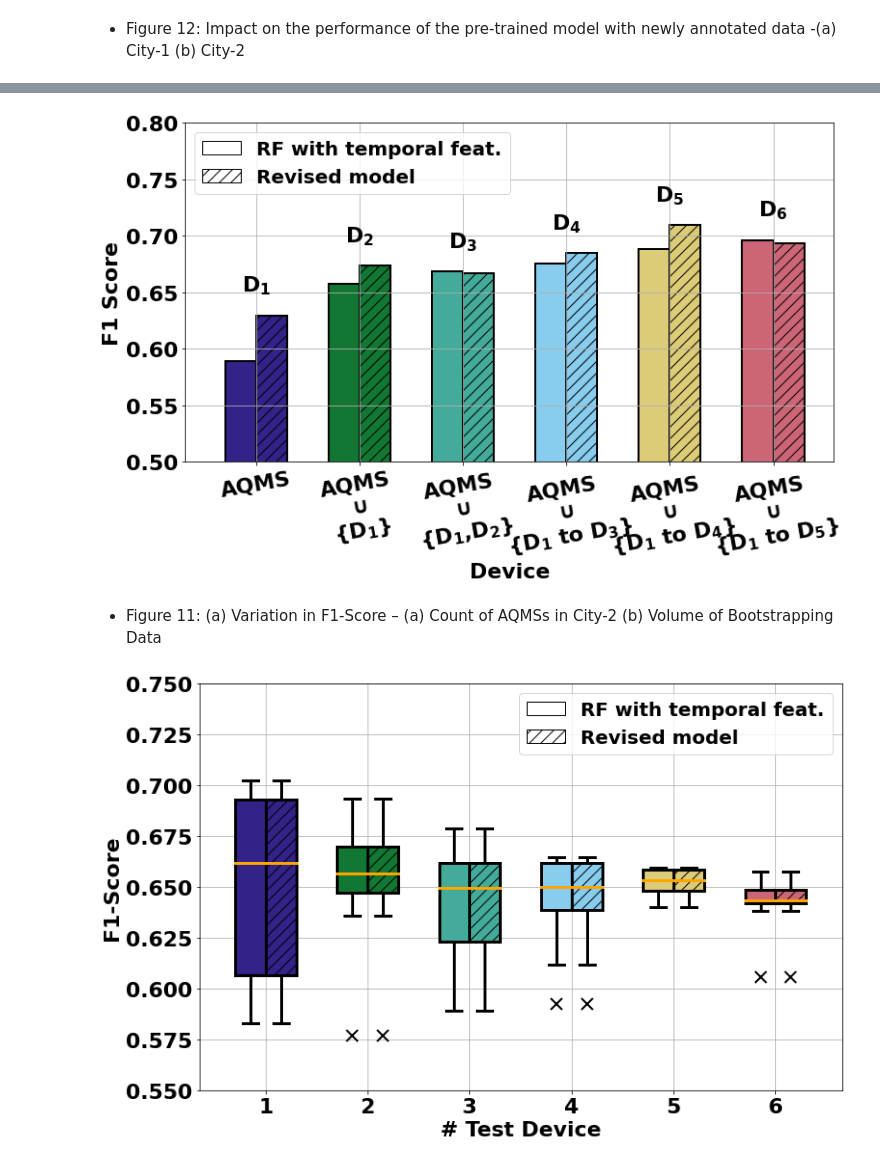
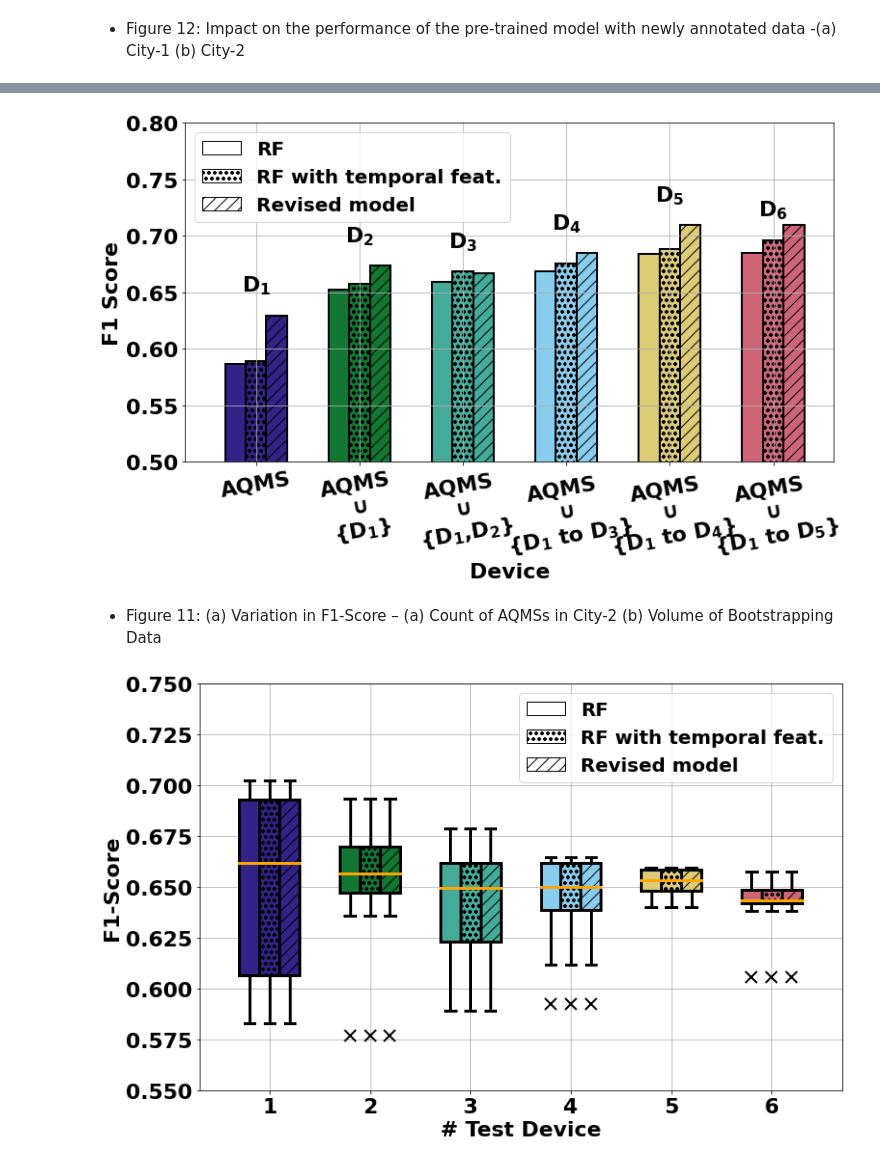
Before and after one commit to prasenjit52282/AQuaMoHo, a Jupyter notebook: plot.ipynb, the cells around one changed output, grey strips where cells are left out. Cells and saved outputs as stored; diff of their text form; code cells hidden in the pictures.

```diff
--- a/plot.ipynb
+++ b/plot.ipynb
@@ -10,6 +12,7 @@ color=["#332288","#117733","#44AA99","#88CCEE","#DDCC77","#CC6677"]
 + Figure 12: Impact on the performance of the pre-trained model with newly annotated data -(a) City-1 (b) City-2
 # %%
 #Durgapur (a)
+rf_aug_old=pd.read_csv("./logs/exp/dgp_rf_old_aug.csv")["f1_score_test"] #RF OLD
 rf_aug=pd.read_csv("./logs/exp/dgp_rf_aug.csv")["f1_score_test"] #RF
 rnn_aug=pd.read_csv("./logs/exp/dgp_rnn_aug.csv")["f1_score_test"] #RNN
 
@@ -28,18 +31,24 @@ def addlabels(x,y):
         ax.text(i+1, y[i], x[i], fontdict=dict(size=fontsize),ha = 'center')
 
 fig, ax = plt.subplots(figsize=figsize)
+#RF OLD
+ax.bar(x=np.array([1,2,3])-0.2,height=rf_aug_old,align='center', alpha=1, ecolor='k',
+       capsize=10,color=color,
+       width=0.2,ec='k',linewidth=linewidth-2,
+       error_kw =dict(linestyle='-',linewidth=3.0, color='black',markeredgewidth=3))
+
 #RF
-ax.bar(x=np.array([1,2,3])-0.15,height=rf_aug,align='center', alpha=1, ecolor='k',
+ax.bar(x=np.array([1,2,3]),height=rf_aug,align='center', alpha=1, ecolor='k',
        capsize=10,color=color,
-       width=0.3,ec='k',linewidth=linewidth-2,
+       width=0.2,ec='k',linewidth=linewidth-2,hatch='oo',
        error_kw =dict(linestyle='-',linewidth=3.0, color='black',markeredgewidth=3))
 #RNN
-ax.bar(x=np.array([1,2,3])+0.15,height=rnn_aug,align='center', alpha=1, ecolor='k',
+ax.bar(x=np.array([1,2,3])+0.2,height=rnn_aug,align='center', alpha=1, ecolor='k',
        capsize=10,color=color,
-       width=0.3,ec='k',linewidth=linewidth-2,hatch='//',
+       width=0.2,ec='k',linewidth=linewidth-2,hatch='//',
        error_kw =dict(linestyle='-',linewidth=3.0, color='black',markeredgewidth=3))
 
-ax.set_ylim(0.5,0.8)
+ax.set_ylim(0.5,0.85)
 ax.set_xlim(-0.5,4.5)
 
 ax.set_xlabel("Device",fontsize=fontsize, fontweight='bold')
@@ -48,10 +57,12 @@ ax.set_ylabel("F1 Score",fontsize=fontsize, fontweight='bold')
 ax.set_xticks([1,2,3])
 ax.set_xticklabels(xlabel,rotation=10,fontsize=fontsize, fontweight='bold')
 plt.yticks(fontsize=fontsize, fontweight='bold')
-addlabels(["$\mathbf{D_"+f"{i}"+"}$\n" for i in range(1,4)],np.max([rf_aug.values,rnn_aug.values],axis=0))
+addlabels(["$\mathbf{D_"+f"{i}"+"}$\n" for i in range(1,4)],np.max([rf_aug_old.values,rf_aug.values,
+                                                                    rnn_aug.values],axis=0))
 
 #LEGEND######
-plt.bar([1],[0],label='RF with temporal feat.',color='white',ec='k')
+plt.bar([1],[0],label='RF',color='white',ec='k')
+plt.bar([1],[0],label='RF with temporal feat.',color='white',ec='k',hatch="oo")
 plt.bar([1],[0],label='Revised model',color='white',ec='k',hatch='//')
 plt.legend(loc='upper left',prop=dict(size=fontsize-2,weight="bold"))
 
@@ -63,5 +74,6 @@ fig.savefig("./logs/figs/dgp_aug.png")
 # %%
 #Delhi (b)
+rf_aug_old=pd.read_csv("./logs/exp/delhi_rf_old_aug.csv")["f1_score_test"] #RF OLD
 rf_aug=pd.read_csv("./logs/exp/delhi_rf_aug.csv")["f1_score_test"] #RF
 rnn_aug=pd.read_csv("./logs/exp/delhi_rnn_aug.csv")["f1_score_test"] #RNN
 
@@ -76,55 +88,76 @@ xlabel=\
 def addlabels(x,y):
     for i in range(len(x)):
         ax.text(i+1, y[i], x[i], fontdict=dict(size=22),ha = 'center')
 
 fig, ax = plt.subplots(figsize=figsize)
+#RF OLD
+ax.bar(x=np.array([1,2,3,4,5,6])-0.2,height=rf_aug_old,align='center', alpha=1, ecolor='k',
+       capsize=10,color=color,
+       width=0.2,ec='k',linewidth=linewidth-2,
+       error_kw =dict(linestyle='-',linewidth=linewidth-1, color='black',markeredgewidth=linewidth-1))
+
 #RF
-ax.bar(x=np.array([1,2,3,4,5,6])-0.15,height=rf_aug,align='center', alpha=1, ecolor='k',
+ax.bar(x=np.array([1,2,3,4,5,6]),height=rf_aug,align='center', alpha=1, ecolor='k',
        capsize=10,color=color,
-       width=0.3,ec='k',linewidth=linewidth-2,
+       width=0.2,ec='k',linewidth=linewidth-2,hatch='oo',
        error_kw =dict(linestyle='-',linewidth=linewidth-1, color='black',markeredgewidth=linewidth-1))
 #RNN
-ax.bar(x=np.array([1,2,3,4,5,6])+0.15,height=rnn_aug,align='center', alpha=1, ecolor='k',
+ax.bar(x=np.array([1,2,3,4,5,6])+0.2,height=list(rnn_aug)[:-1]+list([rnn_aug.values[-2]]), #GP
+       align='center', alpha=1, ecolor='k',
        capsize=10,color=color,
-       width=0.3,ec='k',linewidth=linewidth-2,hatch='//',
+       width=0.2,ec='k',linewidth=linewidth-2,hatch='//',
        error_kw =dict(linestyle='-',linewidth=linewidth-1, color='black',markeredgewidth=linewidth-1))
 
 ax.set_ylim(0.5,0.8)
 
 ax.set_xlabel("Device",fontsize=fontsize, fontweight='bold')
 ax.set_ylabel("F1 Score",fontsize=fontsize, fontweight='bold')
 
 ax.set_xticks([1,2,3,4,5,6])
 ax.set_xticklabels(xlabel,rotation=10,fontsize=fontsize, fontweight='bold')
 plt.yticks(fontsize=fontsize, fontweight='bold')
 addlabels(["$\mathbf{D_"+f"{i}"+"}$\n" for i in range(1,7)],np.max([rf_aug.values,rnn_aug.values],axis=0))
 
 #LEGEND######
-plt.bar([1],[0],label='RF with temporal feat.',color='white',ec='k')
+plt.bar([1],[0],label='RF',color='white',ec='k')
+plt.bar([1],[0],label='RF with temporal feat.',color='white',ec='k',hatch='oo')
 plt.bar([1],[0],label='Revised model',color='white',ec='k',hatch='//')
 plt.legend(loc='upper left',prop=dict(size=fontsize-2,weight="bold"))
 
 plt.tight_layout()
 plt.grid()
 fig.savefig("./logs/figs/delhi_aug.png")
 # %% [output]
-[figure, old version]
+[figure, new version]
 # %% [markdown]
 + Figure 11: (a) Variation in F1-Score – (a) Count of AQMSs in City-2 (b) Volume of Bootstrapping Data
 # %%
 #Delhi (a)
+df_rf_old=pd.read_csv("./logs/exp/delhi_rf_varryDiv.csv") #fix this to run
 df_rf=pd.read_csv("./logs/exp/delhi_rf_varryDiv.csv")
 df_rnn=pd.read_csv("./logs/exp/delhi_rf_varryDiv.csv") #fix this to rnn
 
+groups_rf_old=df_rf_old.groupby('num_test_dev')['f1_score_test']
 groups_rf=df_rf.groupby('num_test_dev')['f1_score_test']
 groups_rnn=df_rnn.groupby('num_test_dev')['f1_score_test']
 
 fig, ax = plt.subplots(figsize=figsize)
 for i in groups_rf.groups.keys():
+    bp0=\
+    ax.boxplot([groups_rf_old.get_group(i)],
+               positions=[i-0.2],
+               widths=[0.2],
+               showfliers=True,notch=False,patch_artist=True, boxprops=dict(linewidth=linewidth-1,color='black',
+                                                                            facecolor=color[i-1]),
+               whiskerprops = dict(linestyle='-',linewidth=linewidth-1, color='black'),
+               capprops=dict(linestyle='-',linewidth=linewidth-1, color='black'),
+               medianprops=dict(linestyle='-',linewidth=linewidth-1, color='orange'),
+               flierprops=dict(marker='x',markeredgecolor="k",markersize=12,markeredgewidth=2))
+
     bp1=\
     ax.boxplot([groups_rf.get_group(i)],
-               positions=[i-0.15],
-               widths=[0.3],
+               positions=[i],
+               widths=[0.2],
                showfliers=True,notch=False,patch_artist=True, boxprops=dict(linewidth=linewidth-1,color='black',
                                                                             facecolor=color[i-1]),
                whiskerprops = dict(linestyle='-',linewidth=linewidth-1, color='black'),
@@ -133,8 +166,8 @@ for i in groups_rf.groups.keys():
                flierprops=dict(marker='x',markeredgecolor="k",markersize=12,markeredgewidth=2))
     bp2=\
     ax.boxplot([groups_rnn.get_group(i)],
-               positions=[i+0.15],
-               widths=[0.3],
+               positions=[i+0.2],
+               widths=[0.2],
                showfliers=True,notch=False,patch_artist=True, boxprops=dict(linewidth=linewidth-1,color='black',
                                                                             facecolor=color[i-1]),
                whiskerprops = dict(linestyle='-',linewidth=linewidth-1, color='black'),
@@ -142,6 +175,8 @@ for i in groups_rf.groups.keys():
                medianprops=dict(linestyle='-',linewidth=linewidth-1, color='orange'),
                flierprops=dict(marker='x',markeredgecolor="k",markersize=12,markeredgewidth=2))
 
+    for box in bp1['boxes']:
+        box.set(hatch = 'oo')
     for box in bp2['boxes']:
         box.set(hatch = '//')
 
@@ -153,7 +188,8 @@ ax.set_xticklabels(['1','2','3','4','5','6'],fontsize=fontsize, fontweight='bold
 plt.yticks(fontsize=fontsize, fontweight='bold')
 
 #LEGEND######
-plt.bar([1],[0],label='RF with temporal feat.',color='white',ec='k')
+plt.bar([1],[0],label='RF',color='white',ec='k')
+plt.bar([1],[0],label='RF with temporal feat.',color='white',ec='k',hatch='oo')
 plt.bar([1],[0],label='Revised model',color='white',ec='k',hatch='//')
 plt.legend(loc='upper right',prop=dict(size=fontsize-2,weight="bold"))
 
@@ -161,6 +197,6 @@ plt.tight_layout()
 plt.grid()
 fig.savefig("./logs/figs/delhi_varryDiv.png")
 # %% [output]
-[figure, old version]
+[figure, new version]
 # %%
 #Durgapur (b)-1
```
Also changed, not shown: parts of 5 cells of this notebook, 5 other files.
